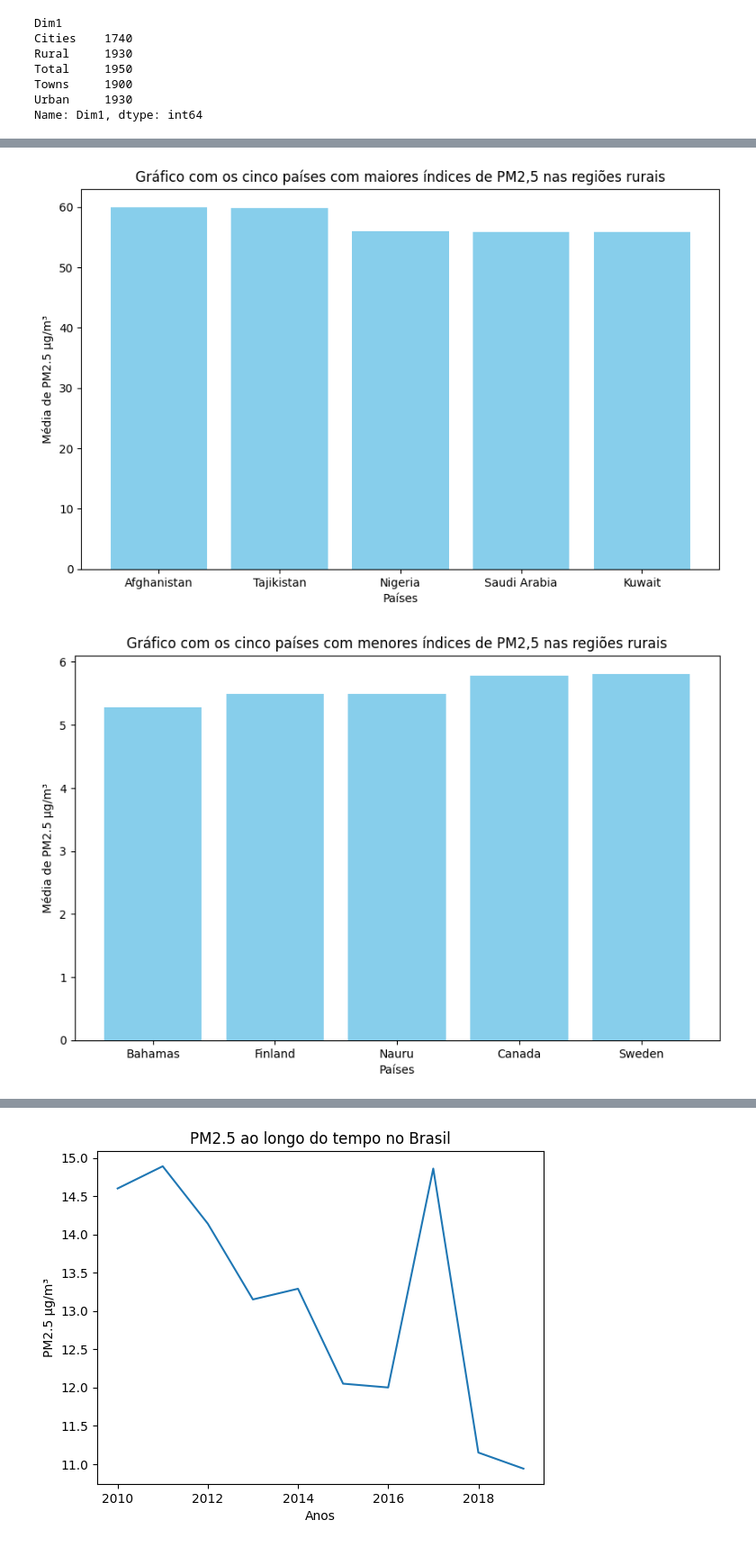
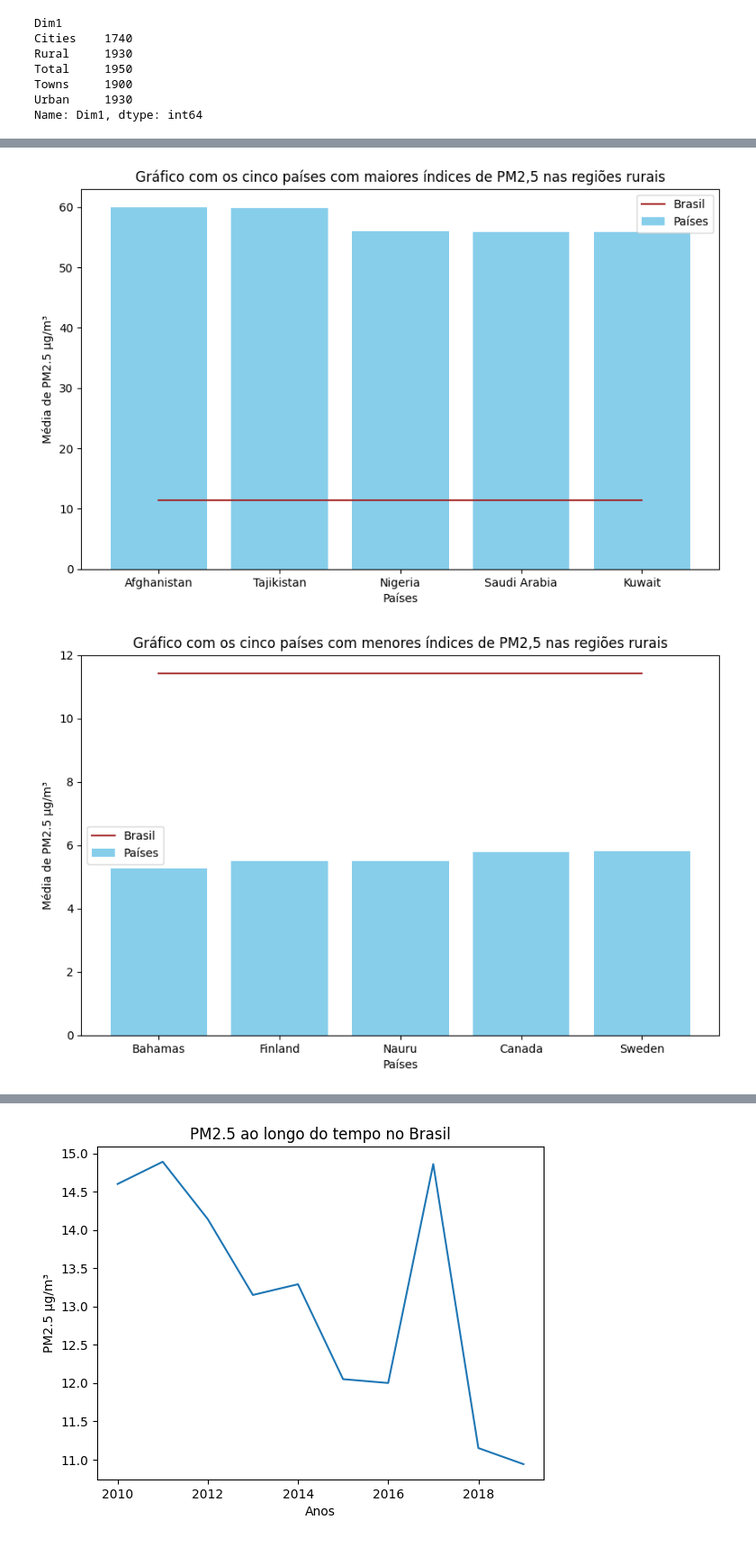
Before and after one commit to ThiagoMoraisAluno/tcc-analise, a Jupyter notebook: tcc_thiago.ipynb, the cells around one changed output, grey strips where cells are left out. Shown at 90% size. Saved outputs shown, nothing was run; the diff lists cells and outputs as text; code cells hidden in the pictures.

Commit message:
posição do Brasil em relação aos países nos gráficos

```diff
--- a/tcc_thiago.ipynb
+++ b/tcc_thiago.ipynb
@@ -220,12 +238,20 @@ plt.show()
 x = df[df.Dim1 == 'Cities'].groupby('Location')['FactValueNumeric'].mean().sort_values(ascending=False).head(5).index
 y = df[df.Dim1 == 'Cities'].groupby('Location')['FactValueNumeric'].mean().sort_values(ascending=False).head(5).values
 
+media_brazil = df[(df['Dim1']=='Cities') & (df['Location']=='Brazil')]['FactValueNumeric'].mean()
+
+y_brazil = []
+
+for valor in range(5):
+    y_brazil.append(media_brazil)
 
 # Criando o gráfico de barras
 plt.figure(figsize=(10, 6))
-plt.bar(x,y, color='skyblue')
+plt.bar(x,y, color='skyblue', label ='Países')
+plt.plot(x,y_brazil, color='brown', label='Brasil')
 plt.xlabel('Países')
 plt.ylabel('Média de PM2.5 µg/m³')
 plt.title('Gráfico com os cinco países com maiores índices de PM2,5 em cidades grandes')
+plt.legend()
 plt.show()
 # %% [output]
@@ -235,12 +261,20 @@ plt.show()
 x = df[df.Dim1 == 'Cities'].groupby('Location')['FactValueNumeric'].mean().sort_values(ascending=True).head(5).index
 y = df[df.Dim1 == 'Cities'].groupby('Location')['FactValueNumeric'].mean().sort_values(ascending=True).head(5).values
 
+media_brazil = df[(df['Dim1']=='Cities') & (df['Location']=='Brazil')]['FactValueNumeric'].mean()
+
+y_brazil = []
+
+for valor in range(5):
+    y_brazil.append(media_brazil)
 
 # Criando o gráfico de barras
 plt.figure(figsize=(10, 6))
-plt.bar(x,y, color='skyblue')
+plt.bar(x,y, color='skyblue', label ='Países')
+plt.plot(x,y_brazil, color='brown', label='Brasil')
 plt.xlabel('Países')
 plt.ylabel('Média de PM2.5 µg/m³')
 plt.title('Gráfico com os cinco países com menores índices de PM2,5 em cidades grandes')
+plt.legend()
 plt.show()
 # %% [output]
@@ -250,31 +284,47 @@ plt.show()
 x = df[df.Dim1 == 'Rural'].groupby('Location')['FactValueNumeric'].mean().sort_values(ascending=False).head(5).index
 y = df[df.Dim1 == 'Rural'].groupby('Location')['FactValueNumeric'].mean().sort_values(ascending=False).head(5).values
 
+media_brazil = df[(df['Dim1']=='Rural') & (df['Location']=='Brazil')]['FactValueNumeric'].mean()
+
+y_brazil = []
+
+for valor in range(5):
+    y_brazil.append(media_brazil)
 
 # Criando o gráfico de barras
 plt.figure(figsize=(10, 6))
-plt.bar(x,y, color='skyblue')
+plt.bar(x,y, color='skyblue', label ='Países')
+plt.plot(x,y_brazil, color='brown', label='Brasil')
 plt.xlabel('Países')
 plt.ylabel('Média de PM2.5 µg/m³')
 plt.title('Gráfico com os cinco países com maiores índices de PM2,5 nas regiões rurais')
+plt.legend()
 plt.show()
 # %% [output]
-[figure, old version]
+[figure, new version]
 # %%
 # Agrupando por país e calcular a média dos valores de PM2.5
 x = df[df.Dim1 == 'Rural'].groupby('Location')['FactValueNumeric'].mean().sort_values(ascending=True).head(5).index
 y = df[df.Dim1 == 'Rural'].groupby('Location')['FactValueNumeric'].mean().sort_values(ascending=True).head(5).values
 
+media_brazil = df[(df['Dim1']=='Rural') & (df['Location']=='Brazil')]['FactValueNumeric'].mean()
+
+y_brazil = []
+
+for valor in range(5):
+    y_brazil.append(media_brazil)
 
 # Criando o gráfico de barras
 plt.figure(figsize=(10, 6))
-plt.bar(x,y, color='skyblue')
+plt.bar(x,y, color='skyblue', label ='Países')
+plt.plot(x,y_brazil, color='brown', label='Brasil')
 plt.xlabel('Países')
 plt.ylabel('Média de PM2.5 µg/m³')
 plt.title('Gráfico com os cinco países com menores índices de PM2,5 nas regiões rurais')
+plt.legend()
 plt.show()
 # %% [output]
-[figure, old version]
+[figure, new version]
 # %%
 # Agrupando por país e calcular a média dos valores de PM2.5
 x = df[df.Dim1 == 'Towns'].groupby('Location')['FactValueNumeric'].mean().sort_values(ascending=False).head(5).index
```
Also changed, not shown: parts of 8 cells of this notebook.
